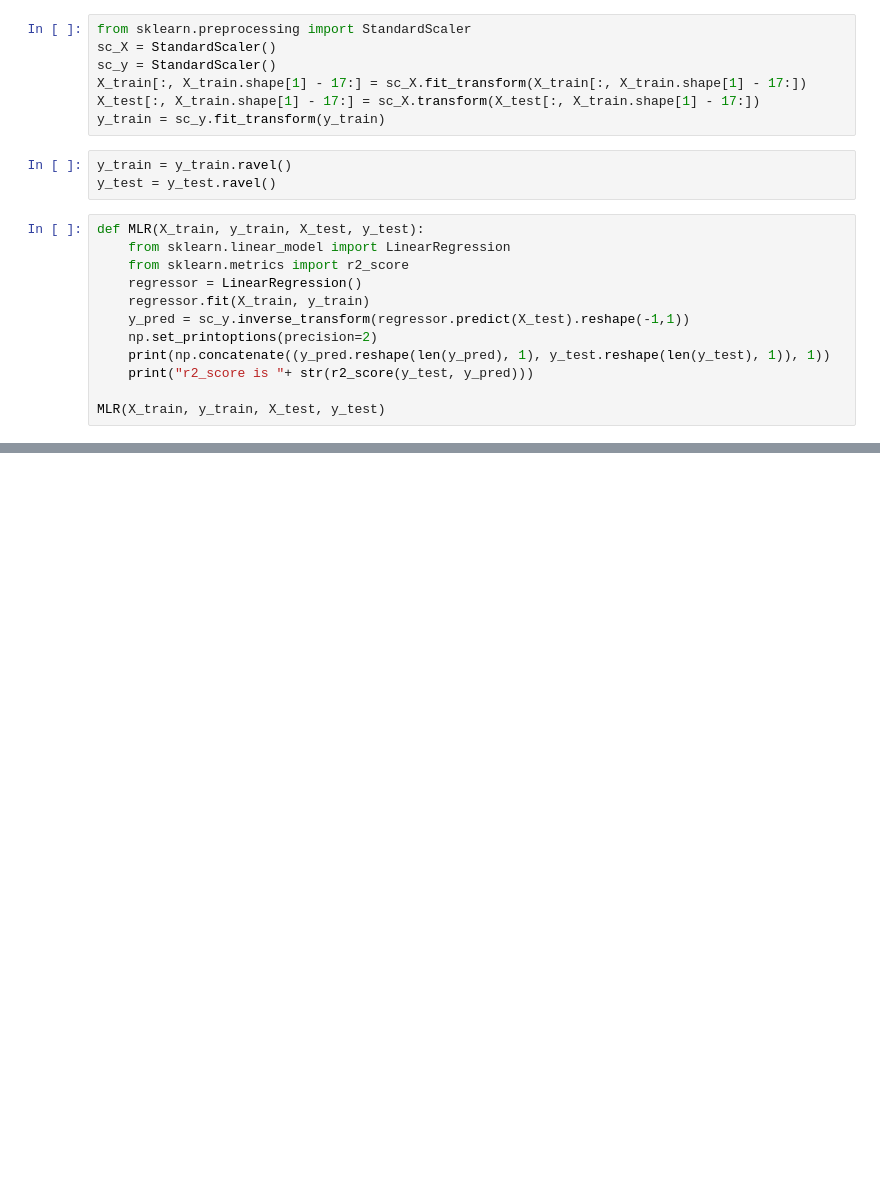
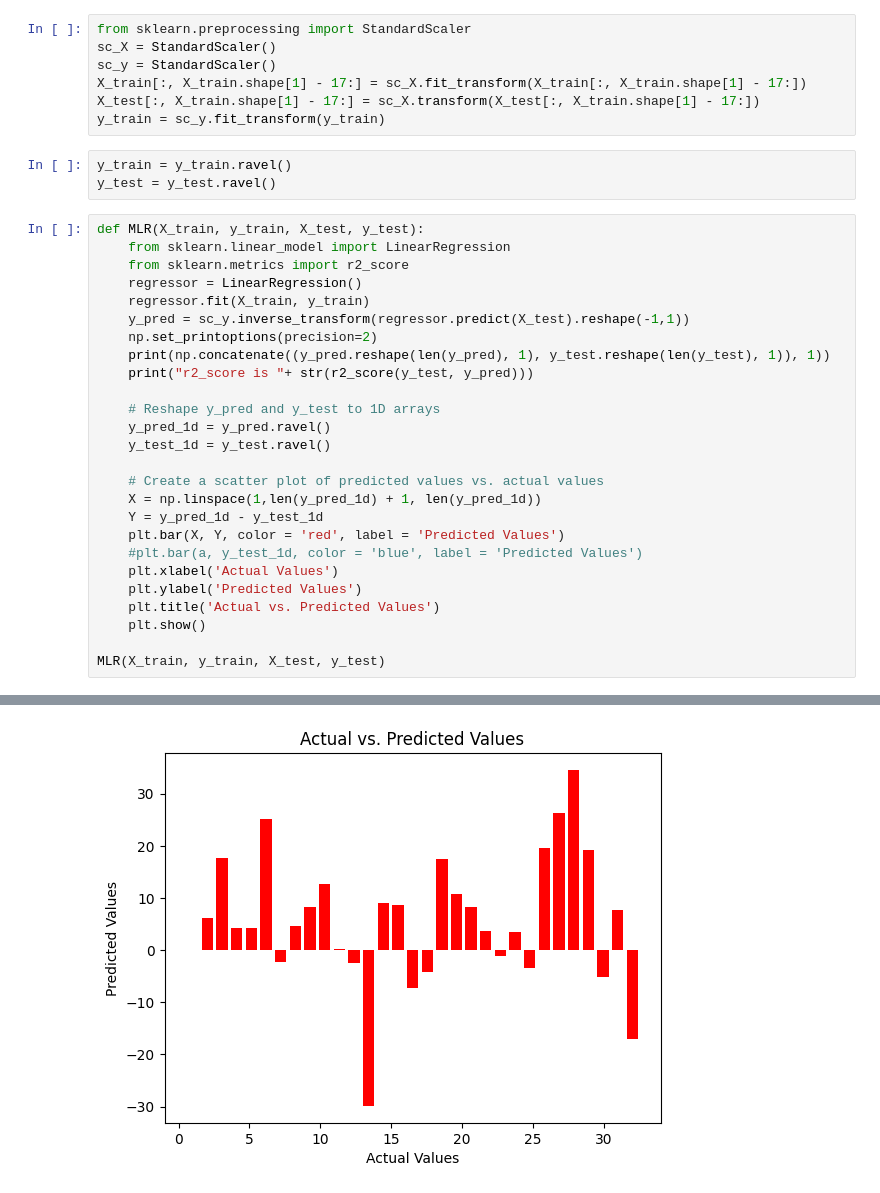
Before and after one commit to depleur/cricforecast, a Jupyter notebook: training.ipynb, the cells around one changed output, grey strips where cells are left out. Cells and saved outputs as stored; diff of their text form; blank space fills up the shorter version.

```diff
--- a/training.ipynb
+++ b/training.ipynb
@@ -101,5 +101,19 @@ def MLR(X_train, y_train, X_test, y_test):
     print(np.concatenate((y_pred.reshape(len(y_pred), 1), y_test.reshape(len(y_test), 1)), 1))
     print("r2_score is "+ str(r2_score(y_test, y_pred)))
 
+    # Reshape y_pred and y_test to 1D arrays
+    y_pred_1d = y_pred.ravel()
+    y_test_1d = y_test.ravel()
+
+    # Create a scatter plot of predicted values vs. actual values
+    X = np.linspace(1,len(y_pred_1d) + 1, len(y_pred_1d))
+    Y = y_pred_1d - y_test_1d
+    plt.bar(X, Y, color = 'red', label = 'Predicted Values')
+    #plt.bar(a, y_test_1d, color = 'blue', label = 'Predicted Values')
+    plt.xlabel('Actual Values')
+    plt.ylabel('Predicted Values')
+    plt.title('Actual vs. Predicted Values')
+    plt.show()
+
 MLR(X_train, y_train, X_test, y_test)
 # %% [output]
@@ -123,3 +137,4 @@ r2_score is -1.6591685307981383e+24
+[figure, added]
 # %%
 def DT(X_train, y_train, X_test, y_test):
     from sklearn.tree import DecisionTreeRegressor
```
Also changed, not shown: parts of 5 cells of this notebook.
